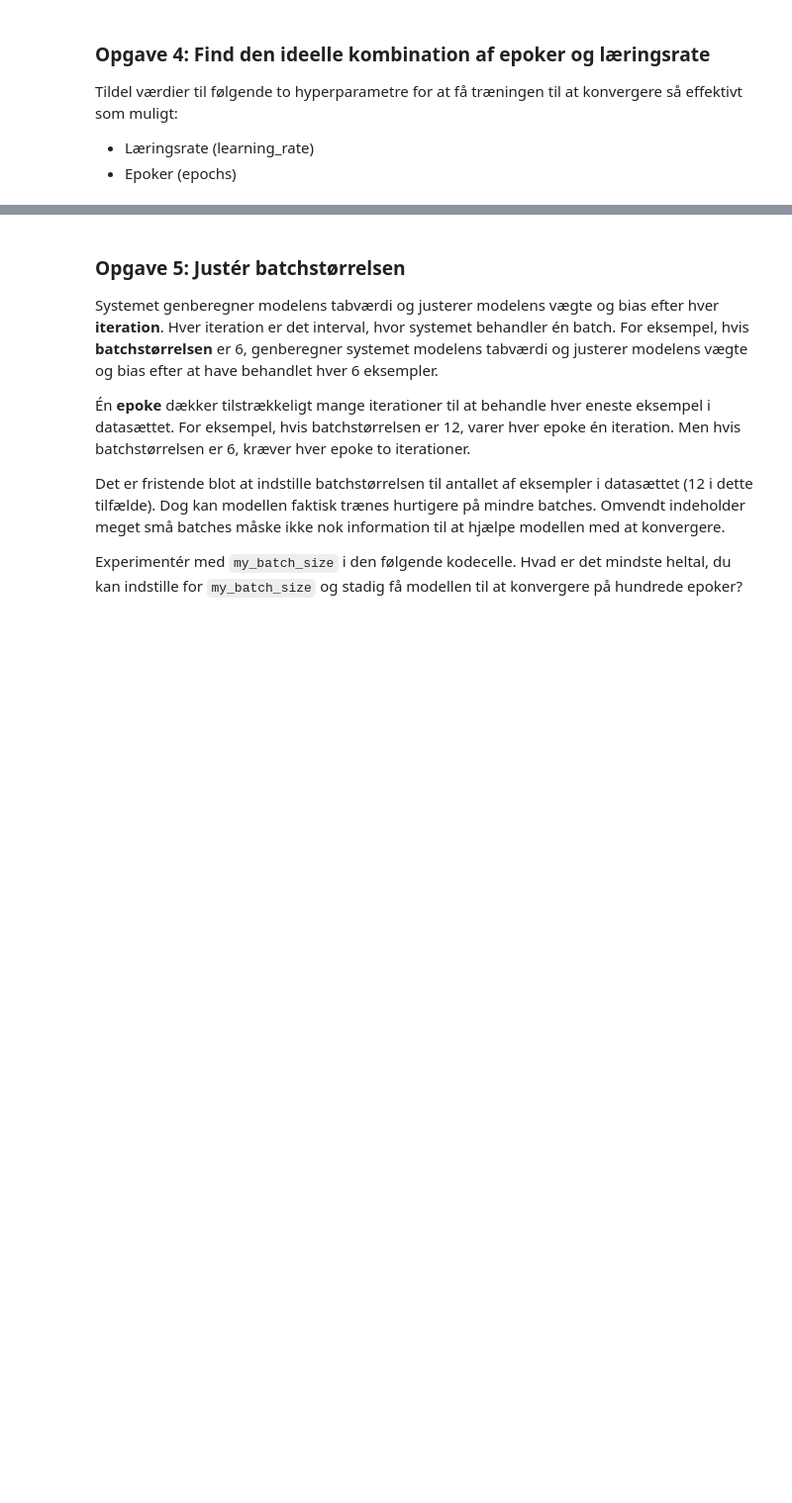
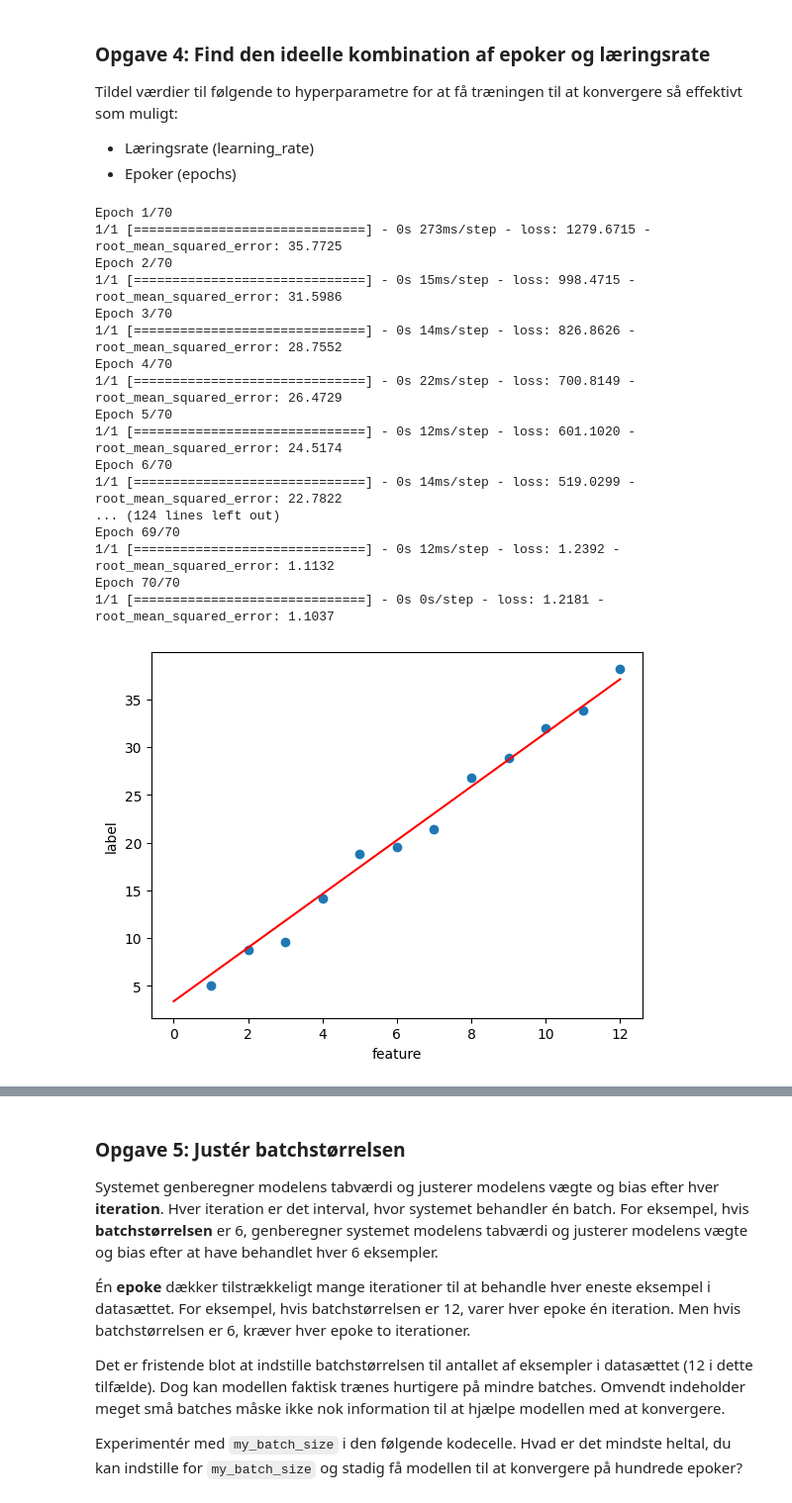
Before and after one commit to kasperhammer/ml-opgaver-kasperhammer-main, a Jupyter notebook: 1. Regression/1. regression.ipynb, the cells around one changed output, grey strips where cells are left out. Shown at 99% size. Drawn from its saved outputs; the diff is of its cells as text; code cells hidden in the pictures; blank space fills up the shorter version.

```diff
--- a/1. Regression/1. regression.ipynb
+++ b/1. Regression/1. regression.ipynb
@@ -228,12 +316,31 @@ Tildel værdier til følgende to hyperparametre for at få træningen til at kon
 * Epoker (epochs)
 # %%
 # Set the learning rate and number of epochs
-learning_rate= ?  # Replace ? with a floating-point number
-epochs= ?   # Replace ? with an integer
+learning_rate= 0.16  # Replace ? with a floating-point number
+epochs= 70   # Replace ? with an integer
 
 my_model = build_model(learning_rate)
 trained_weight, trained_bias, epochs, rmse = train_model(my_model, my_feature,
                                                          my_label, epochs,
                                                          my_batch_size)
 plot_the_model(trained_weight, trained_bias, my_feature, my_label)
 plot_the_loss_curve(epochs, rmse)
+# %% [output]
+Epoch 1/70
+1/1 [==============================] - 0s 273ms/step - loss: 1279.6715 - root_mean_squared_error: 35.7725
+Epoch 2/70
+1/1 [==============================] - 0s 15ms/step - loss: 998.4715 - root_mean_squared_error: 31.5986
+Epoch 3/70
+1/1 [==============================] - 0s 14ms/step - loss: 826.8626 - root_mean_squared_error: 28.7552
+Epoch 4/70
+1/1 [==============================] - 0s 22ms/step - loss: 700.8149 - root_mean_squared_error: 26.4729
+Epoch 5/70
+1/1 [==============================] - 0s 12ms/step - loss: 601.1020 - root_mean_squared_error: 24.5174
+Epoch 6/70
+1/1 [==============================] - 0s 14ms/step - loss: 519.0299 - root_mean_squared_error: 22.7822
+... (124 lines left out)
+Epoch 69/70
+1/1 [==============================] - 0s 12ms/step - loss: 1.2392 - root_mean_squared_error: 1.1132
+Epoch 70/70
+1/1 [==============================] - 0s 0s/step - loss: 1.2181 - root_mean_squared_error: 1.1037
+[figure, added]
```
Also changed, not shown: parts of 22 cells of this notebook.
